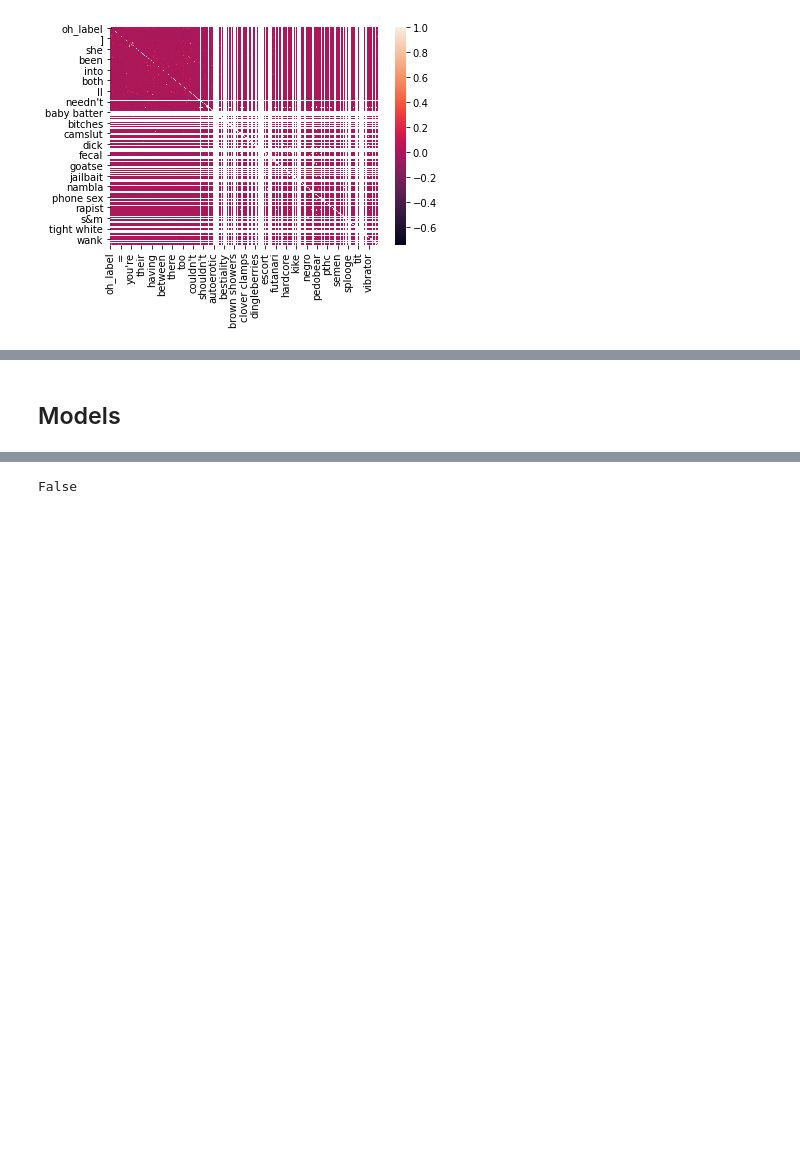
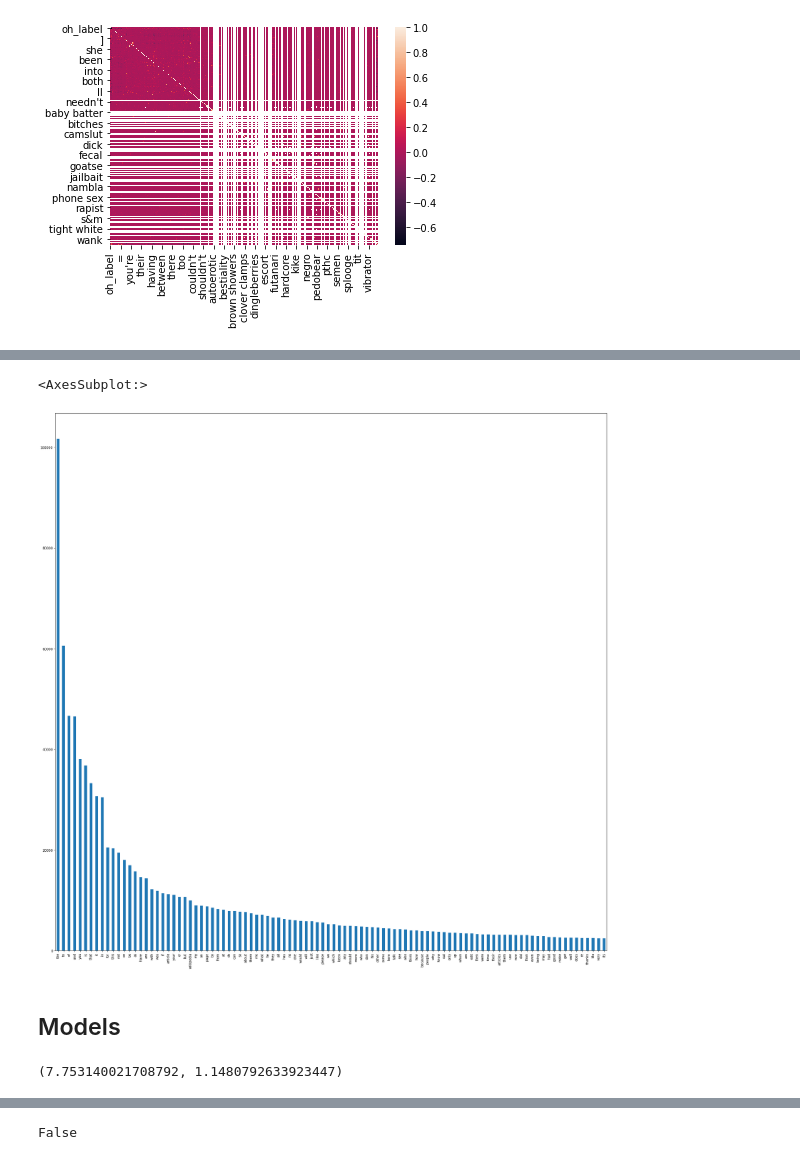
Before and after one commit to YD5463/CyberbullyingDetector, a Jupyter notebook: Notebooks/simple.ipynb, the cells around one changed output, grey strips where cells are left out. Cells and saved outputs as stored; diff of their text form; code cells hidden in the pictures; blank space fills up the shorter version.

```diff
--- a/Notebooks/simple.ipynb
+++ b/Notebooks/simple.ipynb
@@ -294,0 +405,6 @@ sns.heatmap(df.corr())
+# %%
+plt.figure(figsize=(30, 30))
+X[y == 0].sum().sort_values(ascending=False)[:100].plot(kind='bar')
+# %% [output]
+<AxesSubplot:>
+[figure, added]
@@ -298,0 +422,6 @@ from sklearn.metrics import classification_report
+# %%
+label_0_weight = y.size / (y == 0).sum()
+label_1_weight = y.size / (y == 1).sum()
+label_1_weight,label_0_weight
+# %% [output]
+(7.753140021708792, 1.1480792633923447)
```
Also changed, not shown: parts of 27 cells of this notebook, 2 other files.
